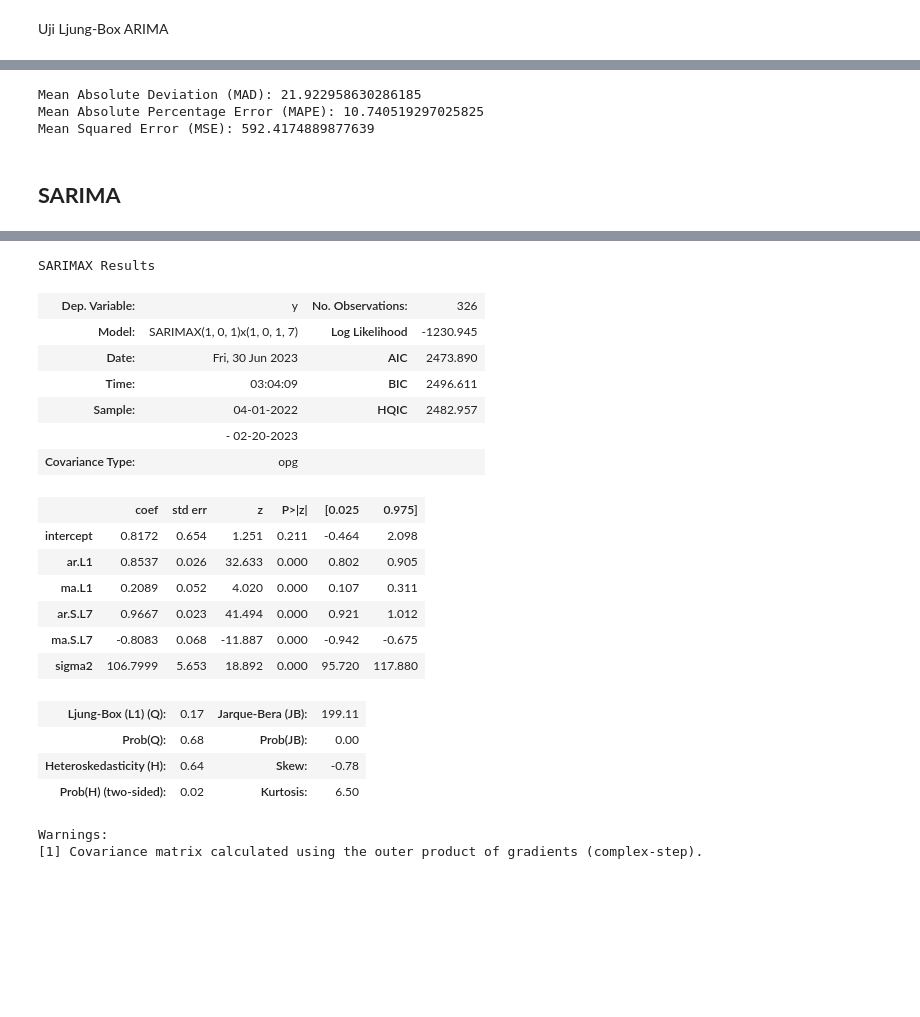
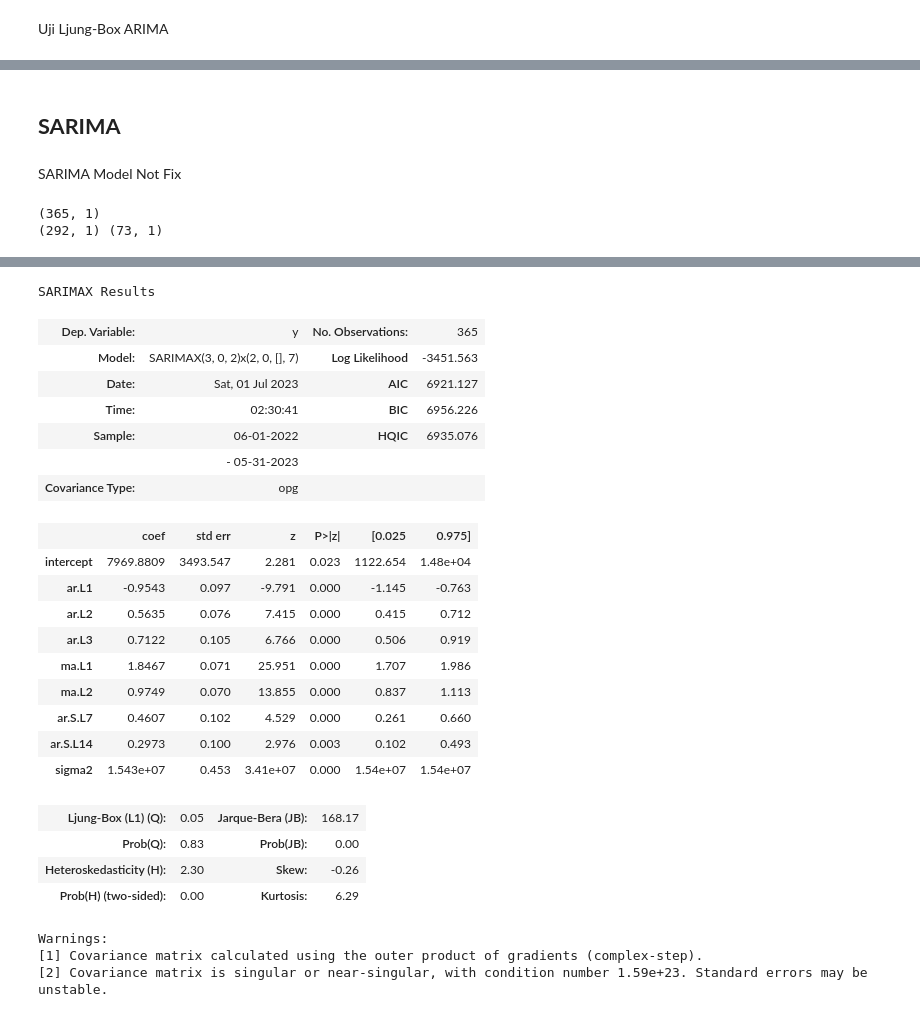
Before and after one commit to RizkiRiyadi/ForecastGasDemandKarawang, a Jupyter notebook: ForecastFix.ipynb, the cells around one changed output, grey strips where cells are left out. Drawn from its saved outputs; the diff is of its cells as text; code cells hidden in the pictures; blank space fills up the shorter version.

Commit message:
Update box cox and using sarima

```diff
--- a/ForecastFix.ipynb
+++ b/ForecastFix.ipynb
@@ -12,8 +12,9 @@ from scipy.stats import kstest
 from statsmodels.tsa.seasonal import STL
 from scipy import special
 # %%
-df=pd.read_csv('Dummy.csv',sep=';', decimal=',', index_col='DATE', parse_dates=True, dayfirst=True)
+df=pd.read_csv('DataFix.csv',sep=';', decimal=',', index_col='DATE', parse_dates=True, dayfirst=True)
 pd.set_option('display.float_format', '{:,.2f}'.format)
+df.sort_index(inplace=True)
 print(df.shape)
 df.head()
 # %% [output]
@@ -108,14 +168,14 @@ Null hypothesis rejected. The data is stationary.
 #         print("\t",key, ": ", val)
 # adf_test(df)
 # %%
-# df['DIFFERENCE'] = df['VOLUME'].diff()
-# df = df.dropna()
-# print(df)
+df['DIFFERENCE'] = df['VOLUME'].diff()
+df = df.dropna()
+print(df)
 # %%
-# df_dif = pd.DataFrame(df)
-# df = df.drop('VOLUME', axis=1)
-# df = df.rename(columns={'DIFFERENCE': 'VOLUME'})
-# df
+df_dif = pd.DataFrame(df)
+df = df.drop('VOLUME', axis=1)
+df = df.rename(columns={'DIFFERENCE': 'VOLUME'})
+df
 # %% [markdown]
 ## **ARIMA**
 # %%
@@ -265,9 +247,7 @@ print("Mean Absolute Percentage Error (MAPE):", mape)
 # Calculate Mean Squared Error (MSE)
 mse = mean_squared_error(test['VOLUME'], pred)
 print("Mean Squared Error (MSE):", mse)
-# %% [output]
-Mean Absolute Deviation (MAD): 21.922958630286185
-Mean Absolute Percentage Error (MAPE): 10.740519297025825
-Mean Squared Error (MSE): 592.4174889877639
 # %% [markdown]
 ## **SARIMA**
+# %% [markdown]
+SARIMA Model Not Fix
@@ -274,7 +263,18 @@ Mean Squared Error (MSE): 592.4174889877639
+# %%
+# Split the data into train and test sets
+train_size = int(len(df) * 0.8)  # Use 80% of the data for training
+train = df.iloc[:train_size]
+test = df.iloc[train_size:]
+print(df.shape)
+print(train.shape,test.shape)
+# %% [output]
+(365, 1)
+(292, 1) (73, 1)
 # %%
-
-sarima_model = auto_arima(df, m=7, trace=True,
-                           error_action='ignore',
+from pmdarima import auto_arima
+sarima_model = auto_arima(df,max_p=3,
+                          m=7, trace=True,
+                           error_action='ignore', seasonal=True,
                            suppress_warnings=True,
                            stepwise=True)
 
@@ -300,21 +300,25 @@ Total fit time: 42.657 seconds
 SARIMAX Results
-| Dep. Variable: | y | No. Observations: | 326 |
-| Model: | SARIMAX(1, 0, 1)x(1, 0, 1, 7) | Log Likelihood | -1230.945 |
-| Date: | Fri, 30 Jun 2023 | AIC | 2473.890 |
-| Time: | 03:04:09 | BIC | 2496.611 |
-| Sample: | 04-01-2022 | HQIC | 2482.957 |
-|  | - 02-20-2023 |  |  |
+| Dep. Variable: | y | No. Observations: | 365 |
+| Model: | SARIMAX(3, 0, 2)x(2, 0, [], 7) | Log Likelihood | -3451.563 |
+| Date: | Sat, 01 Jul 2023 | AIC | 6921.127 |
+| Time: | 02:30:41 | BIC | 6956.226 |
+| Sample: | 06-01-2022 | HQIC | 6935.076 |
+|  | - 05-31-2023 |  |  |
 | Covariance Type: | opg |  |  |
 |  | coef | std err | z | P>|z| | [0.025 | 0.975] |
-| intercept | 0.8172 | 0.654 | 1.251 | 0.211 | -0.464 | 2.098 |
-| ar.L1 | 0.8537 | 0.026 | 32.633 | 0.000 | 0.802 | 0.905 |
-| ma.L1 | 0.2089 | 0.052 | 4.020 | 0.000 | 0.107 | 0.311 |
-| ar.S.L7 | 0.9667 | 0.023 | 41.494 | 0.000 | 0.921 | 1.012 |
-| ma.S.L7 | -0.8083 | 0.068 | -11.887 | 0.000 | -0.942 | -0.675 |
-| sigma2 | 106.7999 | 5.653 | 18.892 | 0.000 | 95.720 | 117.880 |
+| intercept | 7969.8809 | 3493.547 | 2.281 | 0.023 | 1122.654 | 1.48e+04 |
+| ar.L1 | -0.9543 | 0.097 | -9.791 | 0.000 | -1.145 | -0.763 |
+| ar.L2 | 0.5635 | 0.076 | 7.415 | 0.000 | 0.415 | 0.712 |
+| ar.L3 | 0.7122 | 0.105 | 6.766 | 0.000 | 0.506 | 0.919 |
+| ma.L1 | 1.8467 | 0.071 | 25.951 | 0.000 | 1.707 | 1.986 |
+| ma.L2 | 0.9749 | 0.070 | 13.855 | 0.000 | 0.837 | 1.113 |
+| ar.S.L7 | 0.4607 | 0.102 | 4.529 | 0.000 | 0.261 | 0.660 |
+| ar.S.L14 | 0.2973 | 0.100 | 2.976 | 0.003 | 0.102 | 0.493 |
+| sigma2 | 1.543e+07 | 0.453 | 3.41e+07 | 0.000 | 1.54e+07 | 1.54e+07 |
-| Ljung-Box (L1) (Q): | 0.17 | Jarque-Bera (JB): | 199.11 |
-| Prob(Q): | 0.68 | Prob(JB): | 0.00 |
-| Heteroskedasticity (H): | 0.64 | Skew: | -0.78 |
-| Prob(H) (two-sided): | 0.02 | Kurtosis: | 6.50 |
+| Ljung-Box (L1) (Q): | 0.05 | Jarque-Bera (JB): | 168.17 |
+| Prob(Q): | 0.83 | Prob(JB): | 0.00 |
+| Heteroskedasticity (H): | 2.30 | Skew: | -0.26 |
+| Prob(H) (two-sided): | 0.00 | Kurtosis: | 6.29 |
 Warnings:
 [1] Covariance matrix calculated using the outer product of gradients (complex-step).
+[2] Covariance matrix is singular or near-singular, with condition number 1.59e+23. Standard errors may be unstable.
```
Also changed, not shown: parts of 30 cells of this notebook, 2 other files.
